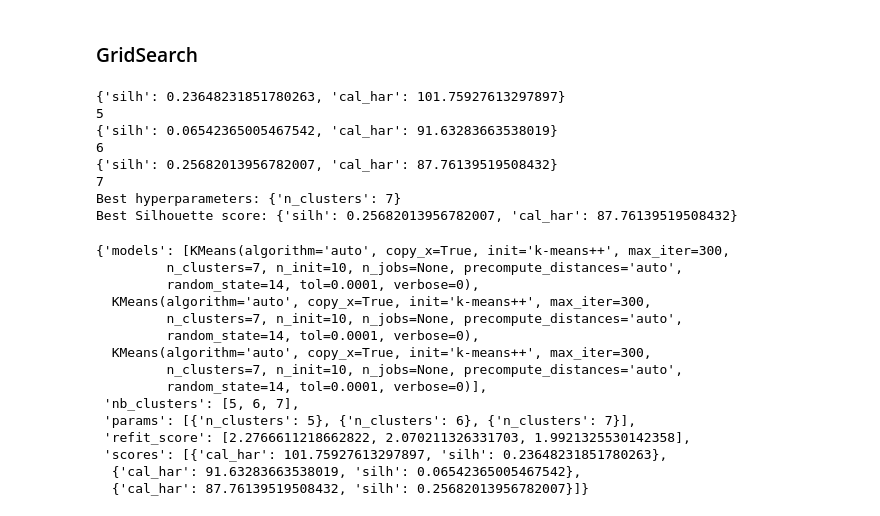
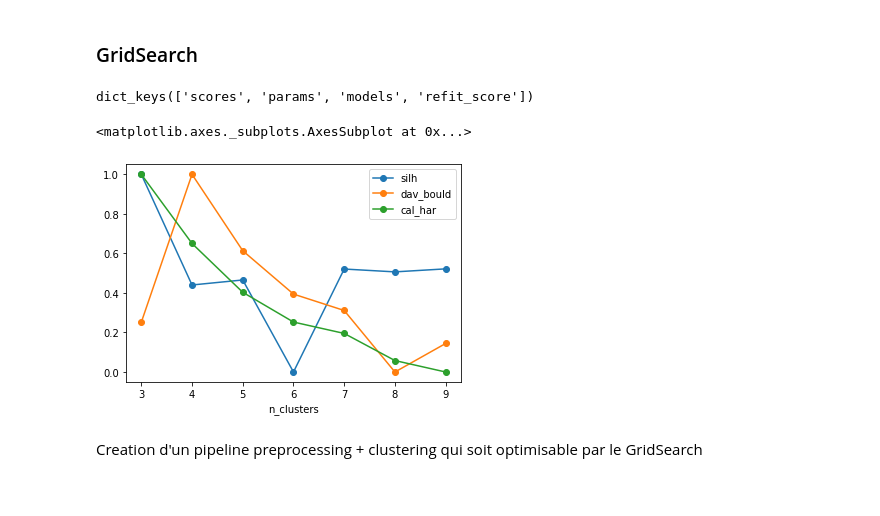
Before and after one commit to SmellyArmure/OC_DS_Project6, a Jupyter notebook: NOTEBOOK/P6_Cleaning_NLP.ipynb, the cells around one changed output. Cells and saved outputs as stored; diff of their text form; code cells hidden in the pictures.

Commit message:
P6_Cleaning_NLP : changé le format de sortie du .results_ du GridSearchClust pour faciliter l'exploitation des résultats.

```diff
--- a/NOTEBOOK/P6_Cleaning_NLP.ipynb
+++ b/NOTEBOOK/P6_Cleaning_NLP.ipynb
@@ -575,46 +590,42 @@ plt.show()
 from sklearn.metrics import silhouette_score,calinski_harabasz_score, davies_bouldin_score
 
 # Definition of the search space for hyperparameters
-param_grid = {"n_clusters": [5,6,7]}
+param_grid = {"n_clusters": np.arange(3,10)}
 
-# instanciation of the GridSearch object
-# km = KMeans()
+# Instanciation of the GridSearch object
 gsc = GridSearchClust(estimator=KMeans(random_state=14),
                       param_grid_estim=param_grid,
                       scoring={'silh': silhouette_score,
+                               'dav_bould': davies_bouldin_score,
                                'cal_har': calinski_harabasz_score},
-                      refit=davies_bouldin_score,
-                      greater_is_better=False,
+                      refit=silhouette_score,
+                      greater_is_better=True, # for the refit_score
                       )
 
 # Proceeding the grid search
-gsc.fit(doc_matrix_df, verbose=True)
+gsc.fit(doc_matrix_df, verbose=False);
 
 # Displays best parameters
-print("Best hyperparameters:", gsc.best_params_)
-print("Best Silhouette score:", gsc.best_score_)
-gsc.results_
+# print("Best hyperparameters:", gsc.best_params_)
+# print("Best Silhouette score:", gsc.best_score_)
+gsc_res = gsc.results_
-# %% [output]
-{'silh': 0.23648231851780263, 'cal_har': 101.75927613297897}
-5
-{'silh': 0.06542365005467542, 'cal_har': 91.63283663538019}
-6
-{'silh': 0.25682013956782007, 'cal_har': 87.76139519508432}
-7
-Best hyperparameters: {'n_clusters': 7}
-Best Silhouette score: {'silh': 0.25682013956782007, 'cal_har': 87.76139519508432}
-{'models': [KMeans(algorithm='auto', copy_x=True, init='k-means++', max_iter=300,
-         n_clusters=7, n_init=10, n_jobs=None, precompute_distances='auto',
-         random_state=14, tol=0.0001, verbose=0),
-  KMeans(algorithm='auto', copy_x=True, init='k-means++', max_iter=300,
-         n_clusters=7, n_init=10, n_jobs=None, precompute_distances='auto',
-         random_state=14, tol=0.0001, verbose=0),
-  KMeans(algorithm='auto', copy_x=True, init='k-means++', max_iter=300,
-         n_clusters=7, n_init=10, n_jobs=None, precompute_distances='auto',
-         random_state=14, tol=0.0001, verbose=0)],
- 'nb_clusters': [5, 6, 7],
- 'params': [{'n_clusters': 5}, {'n_clusters': 6}, {'n_clusters': 7}],
- 'refit_score': [2.2766611218662822, 2.070211326331703, 1.9921325530142358],
- 'scores': [{'cal_har': 101.75927613297897, 'silh': 0.23648231851780263},
-  {'cal_har': 91.63283663538019, 'silh': 0.06542365005467542},
-  {'cal_har': 87.76139519508432, 'silh': 0.25682013956782007}]}
+# %%
+gsc_res.keys()
+# %% [output]
+dict_keys(['scores', 'params', 'models', 'refit_score'])
+# %%
+scores_df = pd.DataFrame(gsc_res['scores'],
+                         index = pd.DataFrame(gsc_res['params']).iloc[:,0])
+# %%
+from sklearn.preprocessing import MinMaxScaler
+
+minmax = MinMaxScaler()
+scores_df_norm = pd.DataFrame(minmax.fit_transform(scores_df),
+                              index = scores_df.index,
+                              columns = scores_df.columns)
+scores_df_norm.plot(marker='o')
+# %% [output]
+<matplotlib.axes._subplots.AxesSubplot at 0x...>
+[figure, added]
+# %% [markdown]
+Creation d'un pipeline preprocessing + clustering qui soit optimisable par le GridSearch
```
Also changed, not shown: parts of 10 cells of this notebook, 1 other file.
